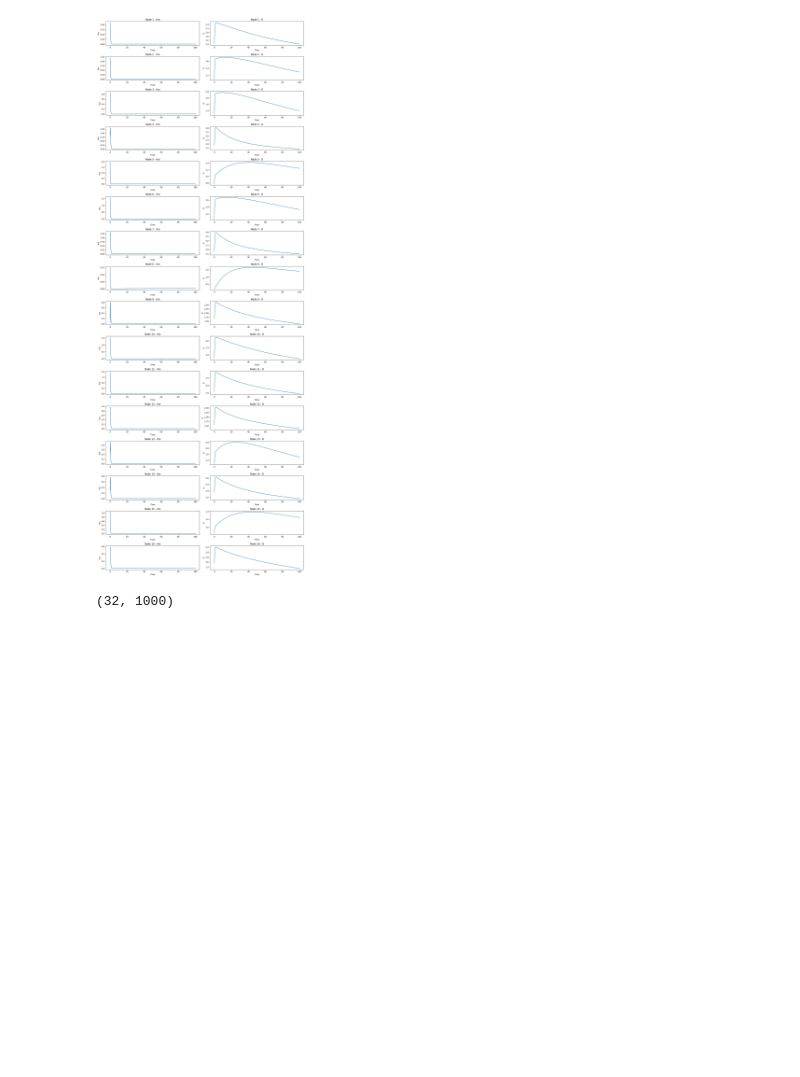
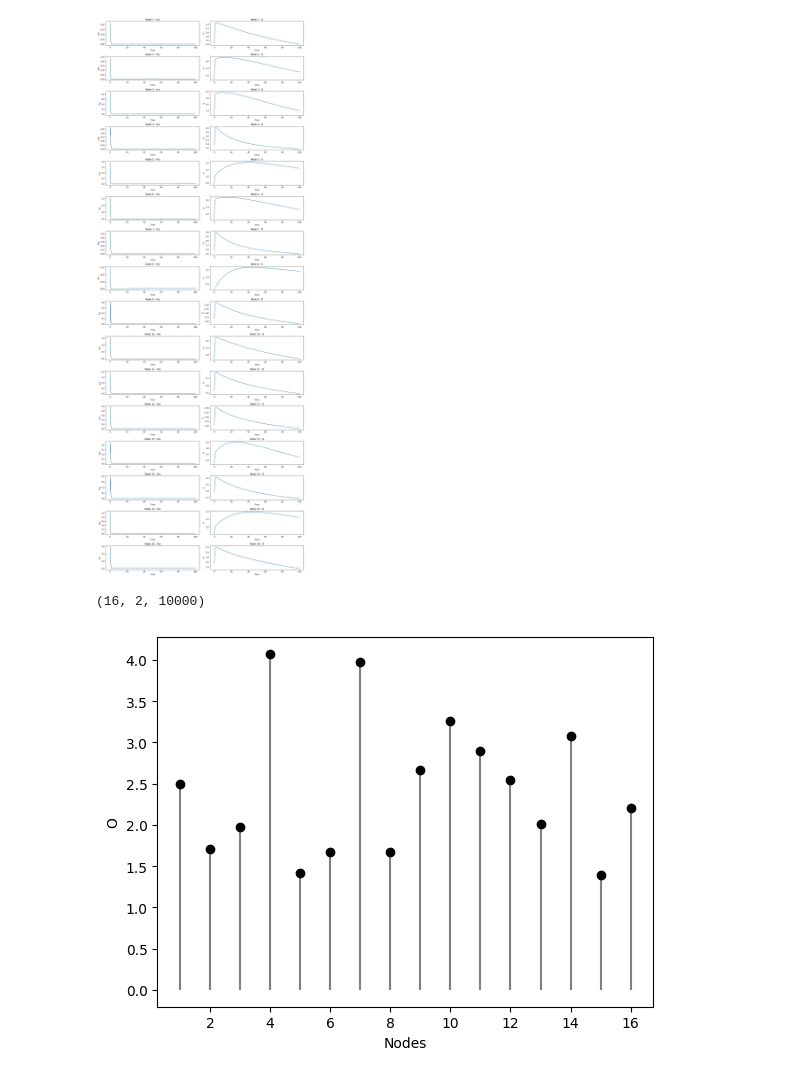
Before and after one commit to ChristianJFG/small_world_criminality, a Jupyter notebook: Networkx.ipynb, the cells around one changed output. Saved outputs shown, nothing was run; the diff lists cells and outputs as text; code cells hidden in the pictures; blank space fills up the shorter version.

```diff
--- a/Networkx.ipynb
+++ b/Networkx.ipynb
@@ -266,7 +270,28 @@ plt.tight_layout()
 plt.show()
 # %% [output]
 [figure]
-# %%
-solution.y.shape
-# %% [output]
-(32, 1000)
+# %%
+y.shape
+# %% [output]
+(16, 2, 10000)
+# %%
+import matplotlib.pyplot as plt
+import numpy as np
+
+# Example data
+nodes = np.arange(1, 17)
+
+max_values = np.zeros(16)
+for i in range(16):
+    max_values[i] = np.max(y[i, 1])
+# Creating the stem plot
+plt.stem(nodes, max_values, linefmt='gray', markerfmt='ko', basefmt=' ')
+
+# Labeling the axes
+plt.xlabel('Nodes')
+plt.ylabel('O')
+
+# Display the plot
+plt.show()
+# %% [output]
+[figure, added]
```
Also changed, not shown: parts of 2 cells of this notebook.
